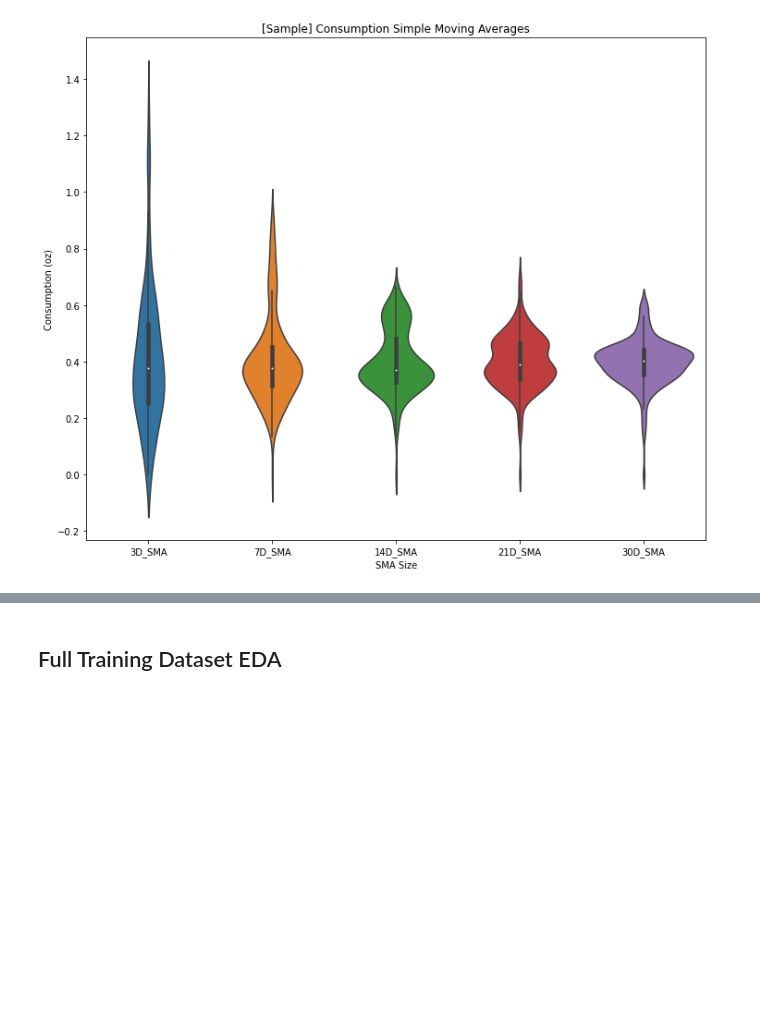
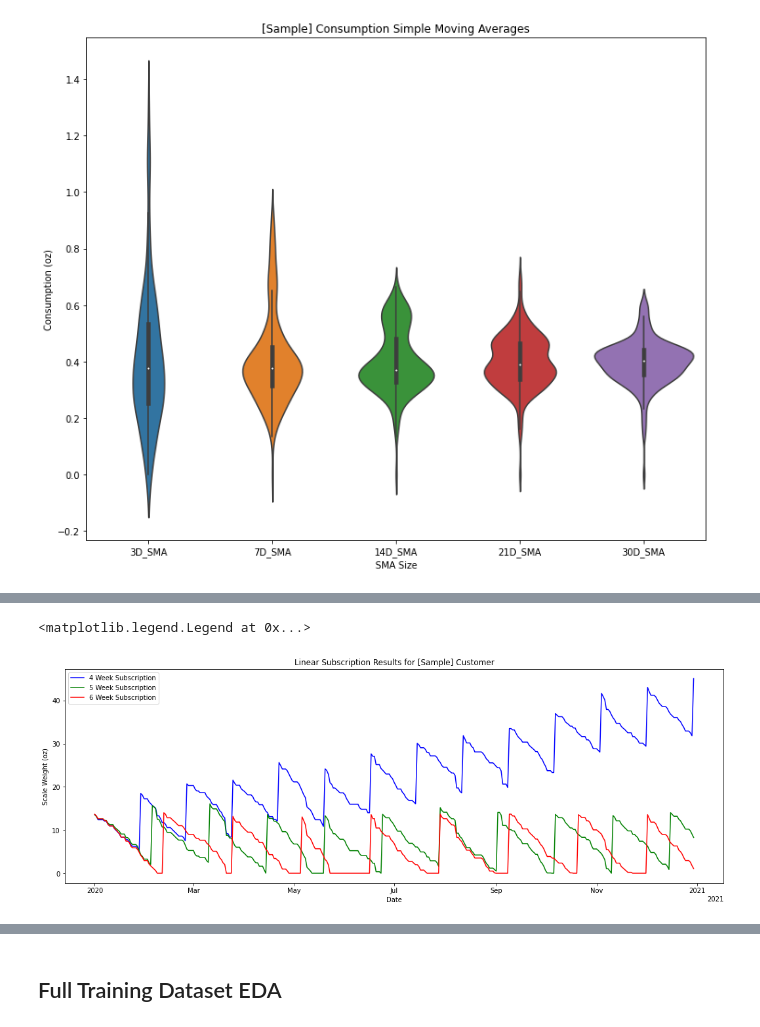
Before and after one commit to jbpauly/smart-simulation, a Jupyter notebook: smart_simulation/Notebooks/hypothesis_analysis.ipynb, the cells around one changed output, grey strips where cells are left out. Saved outputs shown, nothing was run; the diff lists cells and outputs as text; code cells hidden in the pictures; blank space fills up the shorter version.

```diff
--- a/smart_simulation/Notebooks/hypothesis_analysis.ipynb
+++ b/smart_simulation/Notebooks/hypothesis_analysis.ipynb
@@ -543,0 +590,4 @@ ax.set(xlabel="SMA Size", ylabel="Consumption (oz)", title = '[Sample] Consumpti
+# %%
+daily_consumption_file = servings_match[1]
+file_path = servings_path / daily_consumption_file
+consumer_behavior = pd.read_csv(file_path, parse_dates=True, index_col=0)
@@ -543,0 +603,2 @@ ax.set(xlabel="SMA Size", ylabel="Consumption (oz)", title = '[Sample] Consumpti
+# %%
+quantity_to_weight = (random.normalvariate, (0.38, 0.05))
@@ -543,0 +625,10 @@ ax.set(xlabel="SMA Size", ylabel="Consumption (oz)", title = '[Sample] Consumpti
+# %%
+def classify_dates(weight_series, bag_weight):
+    fresh = weight_series.index[(weight_series > 0) & (weight_series < bag_weight)]
+    stale = weight_series.index[(weight_series > bag_weight)]
+    unavailable = weight_series.index[(weight_series == 0)]
+    classifications = pd.Series('unavailable', index=weight_series.index, dtype=str, name='day_classification')
+    classifications[fresh] = 'fresh'
+    classifications[stale] = 'stale'
+    classifications[unavailable] = 'unavailable'
+    return classifications
@@ -543,0 +673,23 @@ ax.set(xlabel="SMA Size", ylabel="Consumption (oz)", title = '[Sample] Consumpti
+# %%
+dates = consumer_behavior.index
+
+days = mdates.WeekdayLocator()
+months = mdates.MonthLocator()
+years = mdates.YearLocator()
+months_fmt = mdates.DateFormatter('%m')
+
+fig, ax = plt.subplots(figsize=(18, 6))
+
+ax.plot(dates, linear_28D_data.weight, label = '4 Week Subscription', color='blue')
+ax.plot(dates, linear_35D_data.weight, label = '5 Week Subscription', color='green')
+ax.plot(dates, linear_42D_data.weight, label = '6 Week Subscription', color='red')
+
+
+locator = mdates.AutoDateLocator()
+formatter = mdates.ConciseDateFormatter(locator)
+ax.xaxis.set_major_formatter(formatter)
+ax.set(xlabel='Date', ylabel='Scale Weight (oz)', title='Linear Subscription Results for [Sample] Customer')
+ax.legend()
+# %% [output]
+<matplotlib.legend.Legend at 0x...>
+[figure, added]
```
Also changed, not shown: parts of 54 cells of this notebook.
